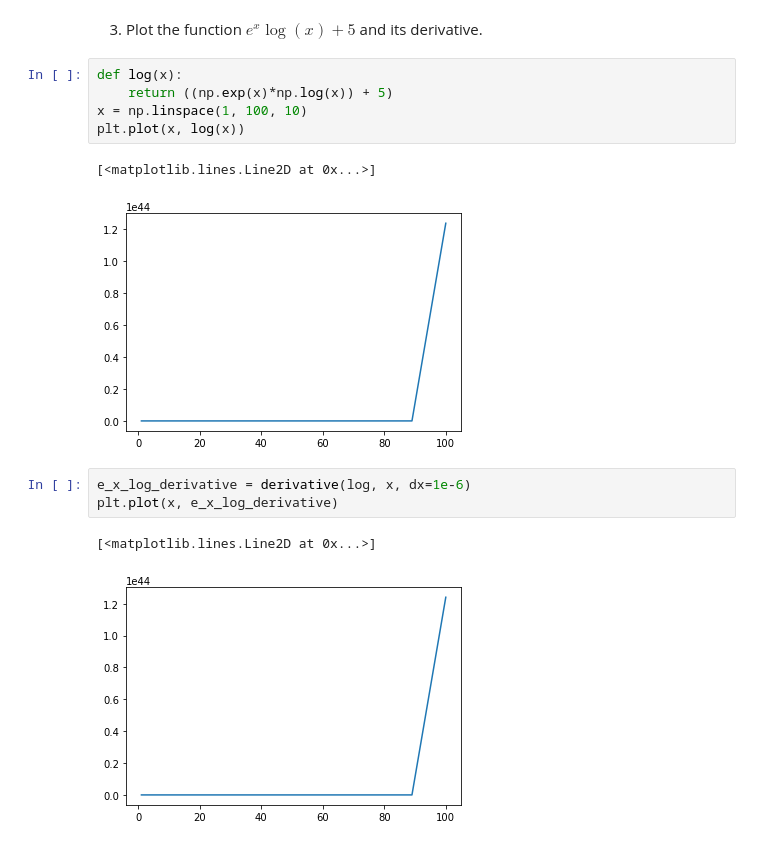
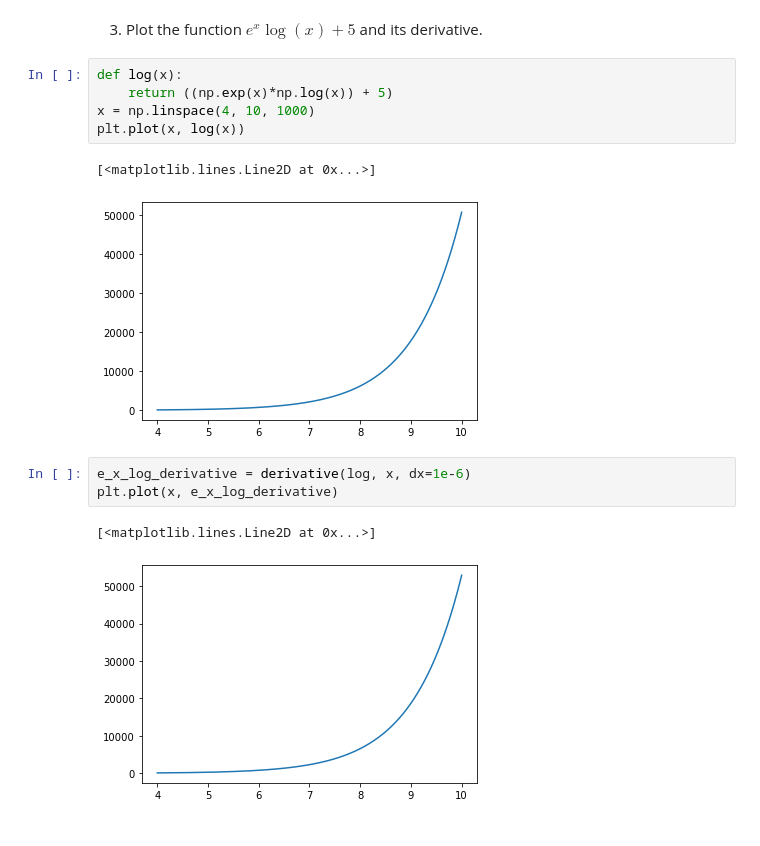
Before and after one commit to omolara-atoyebi/strive-exercise, a Jupyter notebook: 12. Calculus/calculus_exercise.ipynb, the cells around one changed output. Drawn from its saved outputs; the diff is of its cells as text.

```diff
--- a/12. Calculus/calculus_exercise.ipynb
+++ b/12. Calculus/calculus_exercise.ipynb
@@ -36,14 +36,14 @@ plt.plot(x, x_log_derivative)
 # %%
 def log(x):
     return ((np.exp(x)*np.log(x)) + 5)
-x = np.linspace(1, 100, 10)
+x = np.linspace(4, 10, 1000)
 plt.plot(x, log(x))
 # %% [output]
 [<matplotlib.lines.Line2D at 0x...>]
-[figure, old version]
+[figure, new version]
 # %%
 e_x_log_derivative = derivative(log, x, dx=1e-6)
 plt.plot(x, e_x_log_derivative)
 # %% [output]
 [<matplotlib.lines.Line2D at 0x...>]
-[figure, old version]
+[figure, new version]
```
Also changed, not shown: 1 other file.
